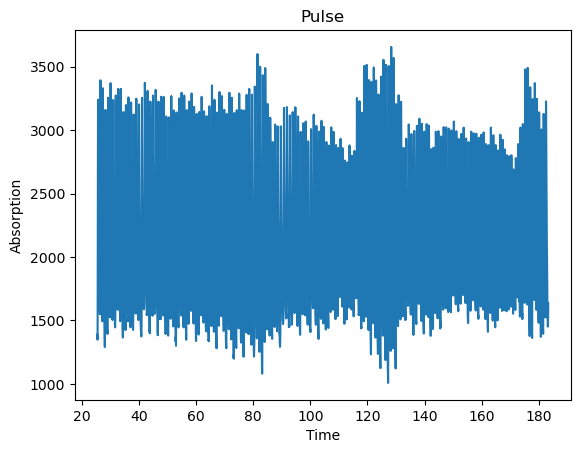
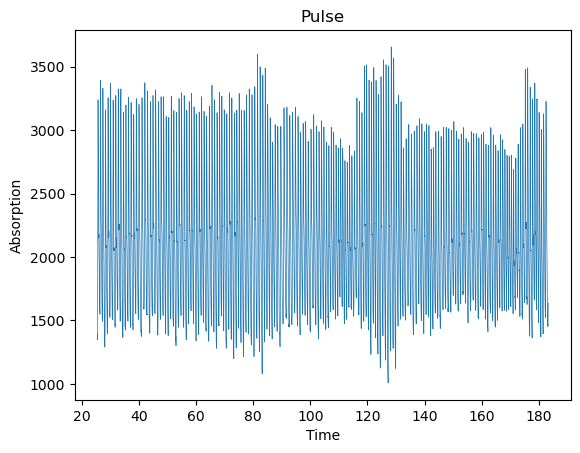
Unified diff of the notebook cell whose output changed from the first chart to the second:
--- before
+++ after
@@ -1,3 +1,3 @@
-pyplot.plot(time,absorption)
+pyplot.plot(time,absorption, linewidth = 0.5)
 pyplot.ylabel('Absorption')
 pyplot.xlabel('Time')

Commit: modify plot of the data